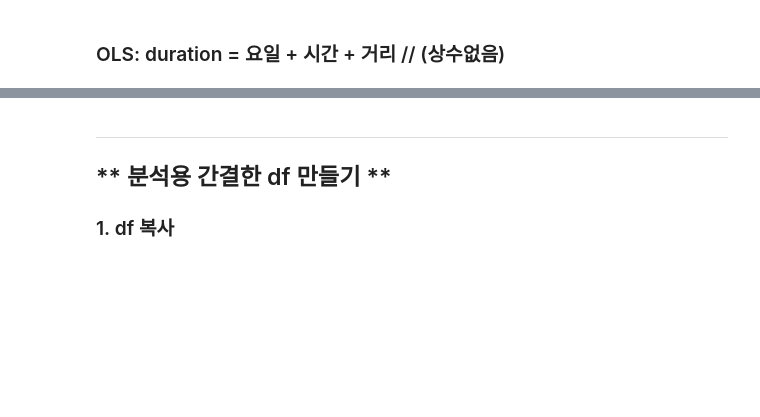
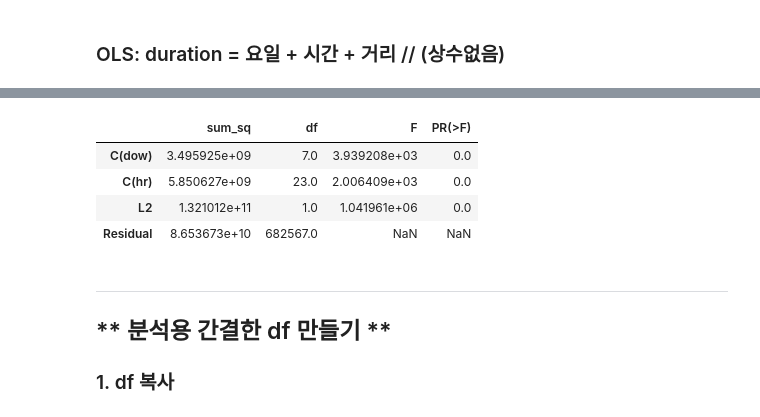
Before and after one commit to eigenSim/dss6a-regression, a Jupyter notebook: choi/171018_choi_notes.ipynb, the cells around one changed output, grey strips where cells are left out. Cells and saved outputs as stored; diff of their text form; code cells hidden in the pictures; blank space fills up the shorter version.

```diff
--- a/choi/171018_choi_notes.ipynb
+++ b/choi/171018_choi_notes.ipynb
@@ -101,7 +101,8 @@ Warnings:
 # %%
 model2 = sm.OLS.from_formula("dur ~ C(dow) + C(hr) + L2 - 1", data=main_df)
 # %%
-print(model2.fit().summary())
+res2 = model2.fit()
+print(res2.summary())
 # %% [output]
                             OLS Regression Results
 ==============================================================================
@@ -120,6 +121,14 @@ Covariance Type:            nonrobust
 
 Warnings:
 [1] Standard Errors assume that the covariance matrix of the errors is correctly specified.
+# %%
+sm.stats.anova_lm(res2, typ=2)
+# %% [output]
+|  | sum_sq | df | F | PR(>F) |
+| C(dow) | 3.495925e+09 | 7.0 | 3.939208e+03 | 0.0 |
+| C(hr) | 5.850627e+09 | 23.0 | 2.006409e+03 | 0.0 |
+| L2 | 1.321012e+11 | 1.0 | 1.041961e+06 | 0.0 |
+| Residual | 8.653673e+10 | 682567.0 | NaN | NaN |
 # %% [markdown]
 --------
 ## \*\* 분석용 간결한 df 만들기 \*\*
```
Also changed, not shown: parts of 1 cell of this notebook, 2 other files.
